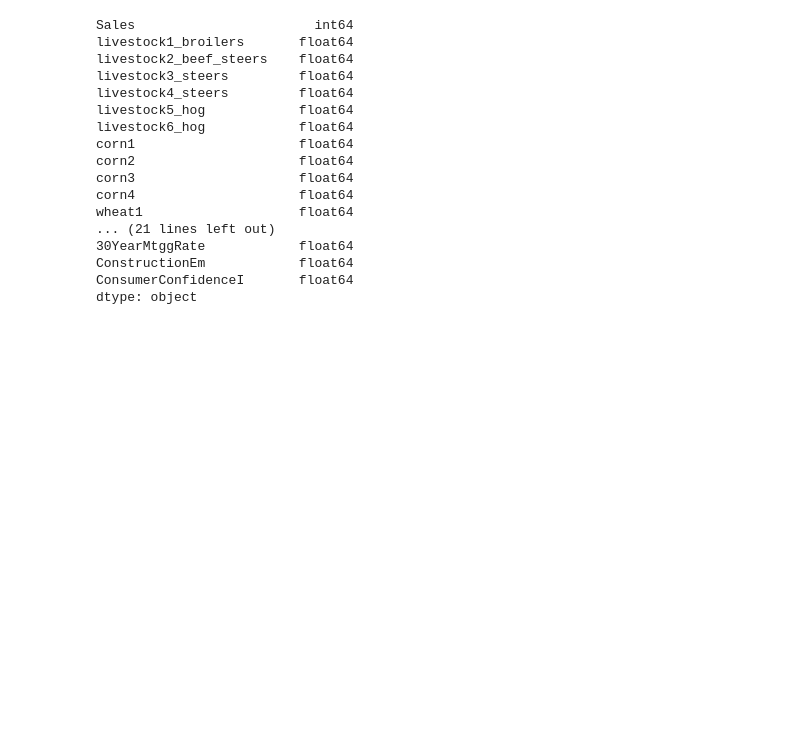
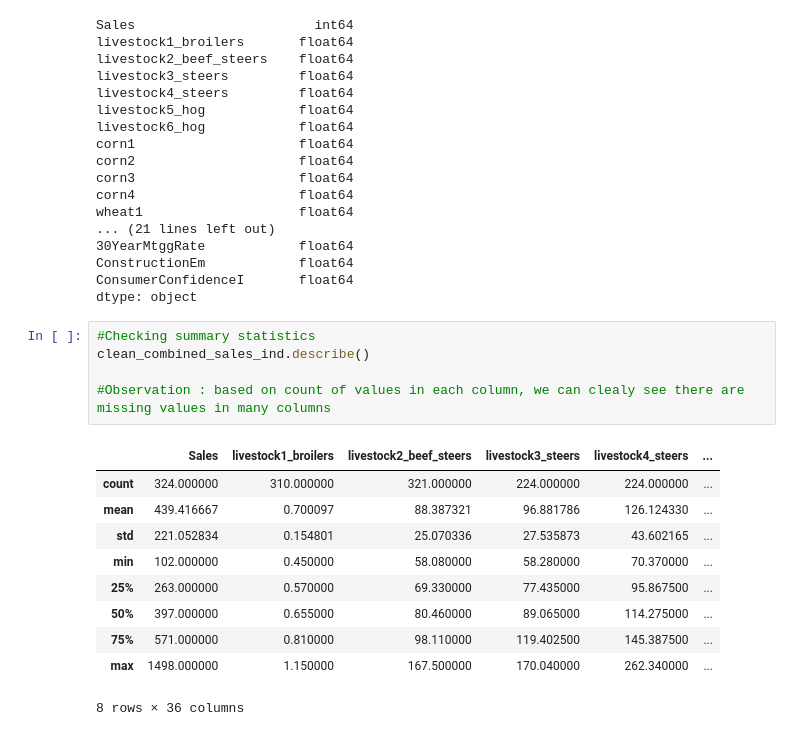
Before and after one commit to vivekkum-ar/Sales-Forecast-for-Agriculture-Products, a Jupyter notebook: Data Exploration-EDA.ipynb, the cells around one changed output. Drawn from its saved outputs; the diff is of its cells as text; blank space fills up the shorter version.

Commit message:
Checking summary statistics

```diff
--- a/Data Exploration-EDA.ipynb
+++ b/Data Exploration-EDA.ipynb
@@ -126,3 +126,19 @@ wheat1                    float64
 ConstructionEm            float64
 ConsumerConfidenceI       float64
 dtype: object
+# %%
+#Checking summary statistics
+clean_combined_sales_ind.describe()
+
+#Observation : based on count of values in each column, we can clealy see there are missing values in many columns
+# %% [output]
+|  | Sales | livestock1_broilers | livestock2_beef_steers | livestock3_steers | livestock4_steers | ... |
+| count | 324.000000 | 310.000000 | 321.000000 | 224.000000 | 224.000000 | ... |
+| mean | 439.416667 | 0.700097 | 88.387321 | 96.881786 | 126.124330 | ... |
+| std | 221.052834 | 0.154801 | 25.070336 | 27.535873 | 43.602165 | ... |
+| min | 102.000000 | 0.450000 | 58.080000 | 58.280000 | 70.370000 | ... |
+| 25% | 263.000000 | 0.570000 | 69.330000 | 77.435000 | 95.867500 | ... |
+| 50% | 397.000000 | 0.655000 | 80.460000 | 89.065000 | 114.275000 | ... |
+| 75% | 571.000000 | 0.810000 | 98.110000 | 119.402500 | 145.387500 | ... |
+| max | 1498.000000 | 1.150000 | 167.500000 | 170.040000 | 262.340000 | ... |
+8 rows × 36 columns
```
